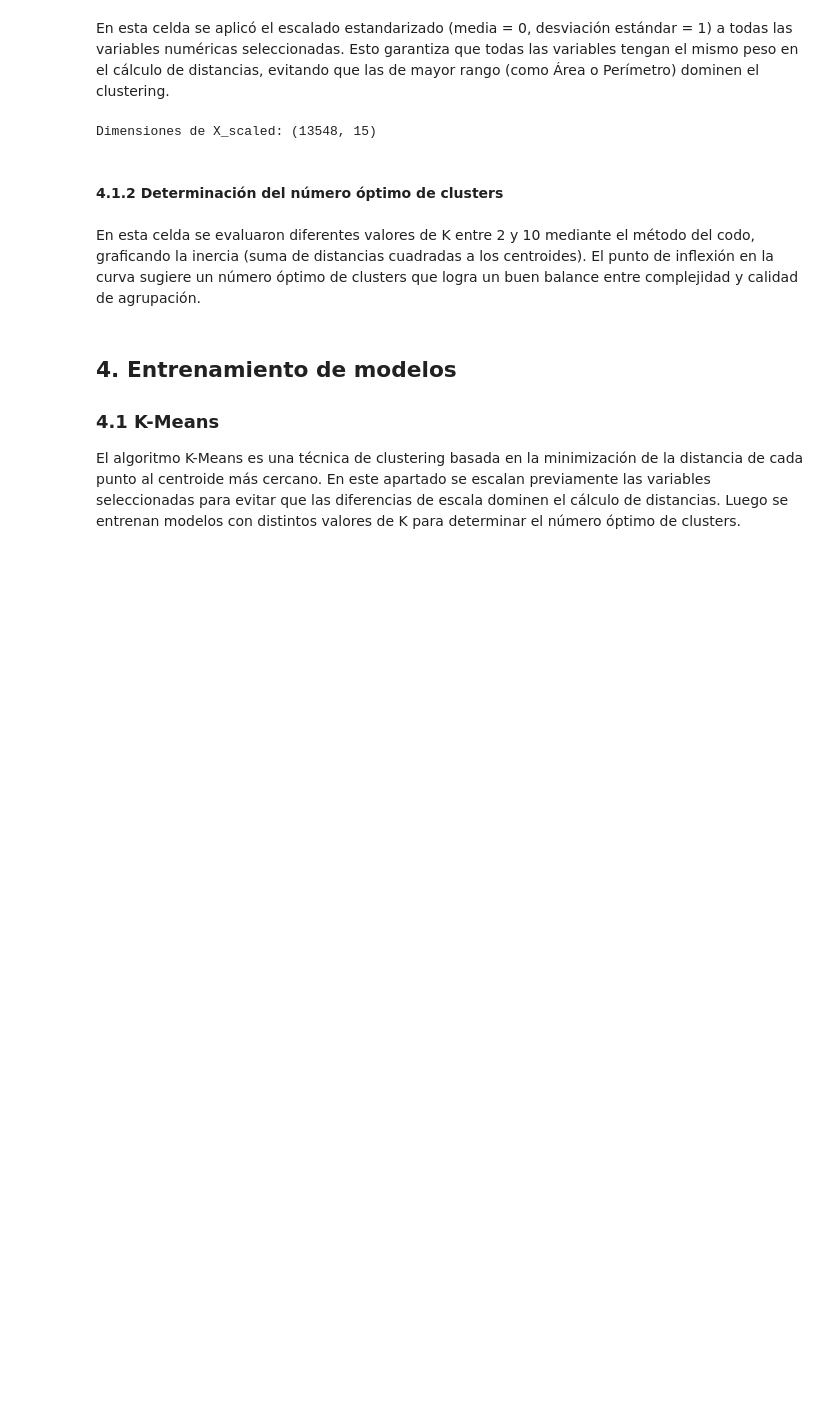
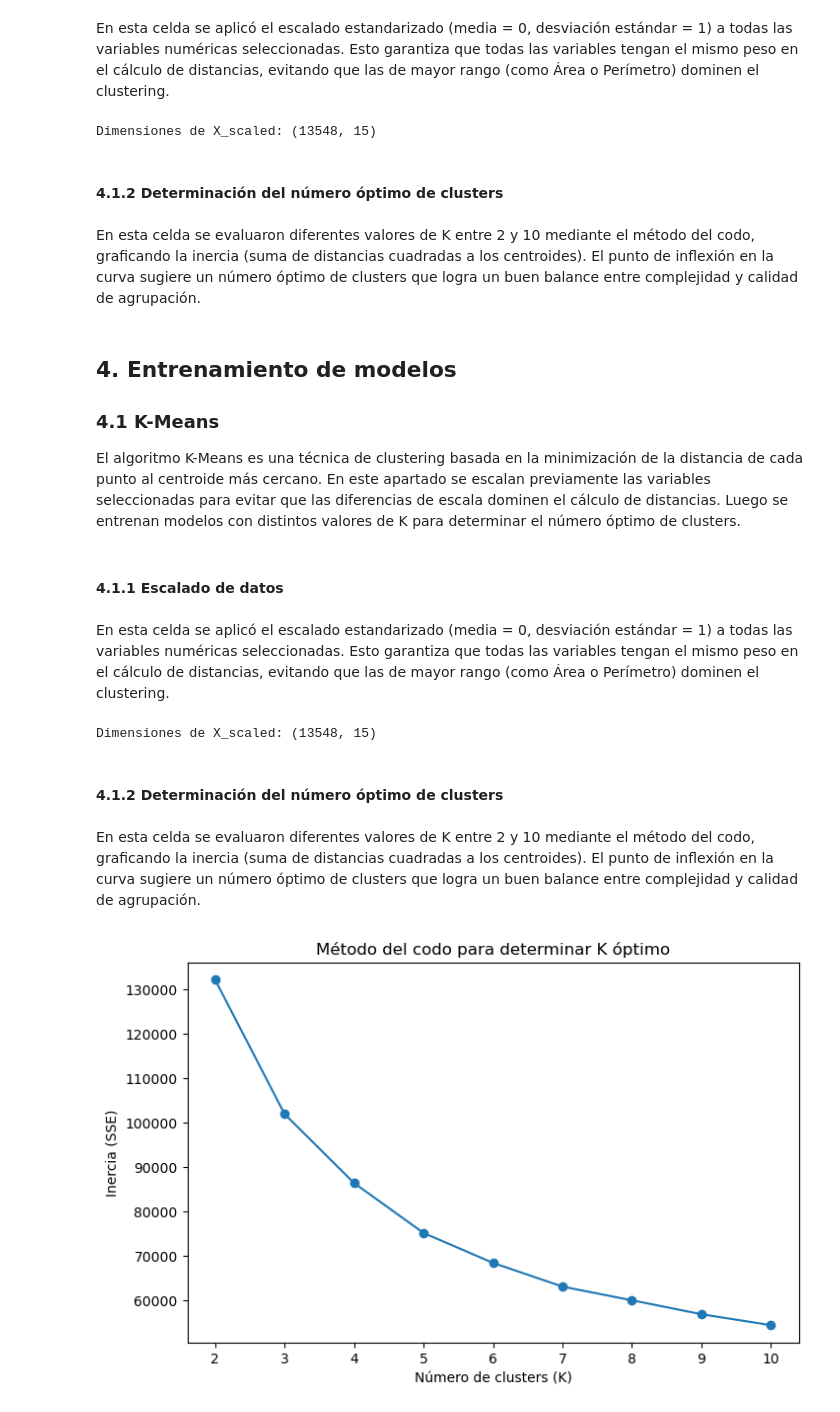
Before and after one commit to carvafel/Laboratorio-2, a Jupyter notebook: Lab2.ipynb, the cells around one changed output. Drawn from its saved outputs; the diff is of its cells as text; code cells hidden in the pictures; blank space fills up the shorter version.

Commit message:
KMEANS

```diff
--- a/Lab2.ipynb
+++ b/Lab2.ipynb
@@ -578,9 +578,9 @@ vars_modelo = [
     'FactorForma1', 'FactorForma2', 'FactorForma3', 'FactorForma4'
 ]
 
-vars_modelo = [v for v in vars_modelo if v in df_prep.columns]
+vars_modelo = [v for v in vars_modelo if v in df_imp.columns]
 
-X = df_prep[vars_modelo].copy()
+X = df_imp[vars_modelo].copy()
 print("Variables seleccionadas:", vars_modelo)
 print("Dimensiones de X:", X.shape)
 # %% [output]
@@ -655,3 +655,42 @@ En esta celda se evaluaron diferentes valores de K entre 2 y 10 mediante el mét
 ### 4.1 K-Means
 
 El algoritmo K-Means es una técnica de clustering basada en la minimización de la distancia de cada punto al centroide más cercano. En este apartado se escalan previamente las variables seleccionadas para evitar que las diferencias de escala dominen el cálculo de distancias. Luego se entrenan modelos con distintos valores de K para determinar el número óptimo de clusters.
+# %% [markdown]
+#### 4.1.1 Escalado de datos
+# %% [markdown]
+En esta celda se aplicó el escalado estandarizado (media = 0, desviación estándar = 1) a todas las variables numéricas seleccionadas. Esto garantiza que todas las variables tengan el mismo peso en el cálculo de distancias, evitando que las de mayor rango (como Área o Perímetro) dominen el clustering.
+# %%
+from sklearn.preprocessing import StandardScaler
+
+# Escalado de las variables seleccionadas
+scaler = StandardScaler()
+X_scaled = scaler.fit_transform(X)
+
+print("Dimensiones de X_scaled:", X_scaled.shape)
+# %% [output]
+Dimensiones de X_scaled: (13548, 15)
+# %% [markdown]
+#### 4.1.2 Determinación del número óptimo de clusters
+# %% [markdown]
+En esta celda se evaluaron diferentes valores de K entre 2 y 10 mediante el método del codo, graficando la inercia (suma de distancias cuadradas a los centroides). El punto de inflexión en la curva sugiere un número óptimo de clusters que logra un buen balance entre complejidad y calidad de agrupación.
+# %%
+from sklearn.cluster import KMeans
+import matplotlib.pyplot as plt
+
+k_values = range(2, 11)
+inertia = []
+sse = []
+
+for k in k_values:
+    kmeans = KMeans(n_clusters=k, random_state=42, n_init=10)
+    kmeans.fit(X_scaled)
+    inertia.append(kmeans.inertia_)
+
+plt.figure(figsize=(8,5))
+plt.plot(k_values, inertia, marker="o")
+plt.title("Método del codo para determinar K óptimo")
+plt.xlabel("Número de clusters (K)")
+plt.ylabel("Inercia (SSE)")
+plt.show()
+# %% [output]
+[figure, added]
```
Also changed, not shown: parts of 4 cells of this notebook, 3 other files.
